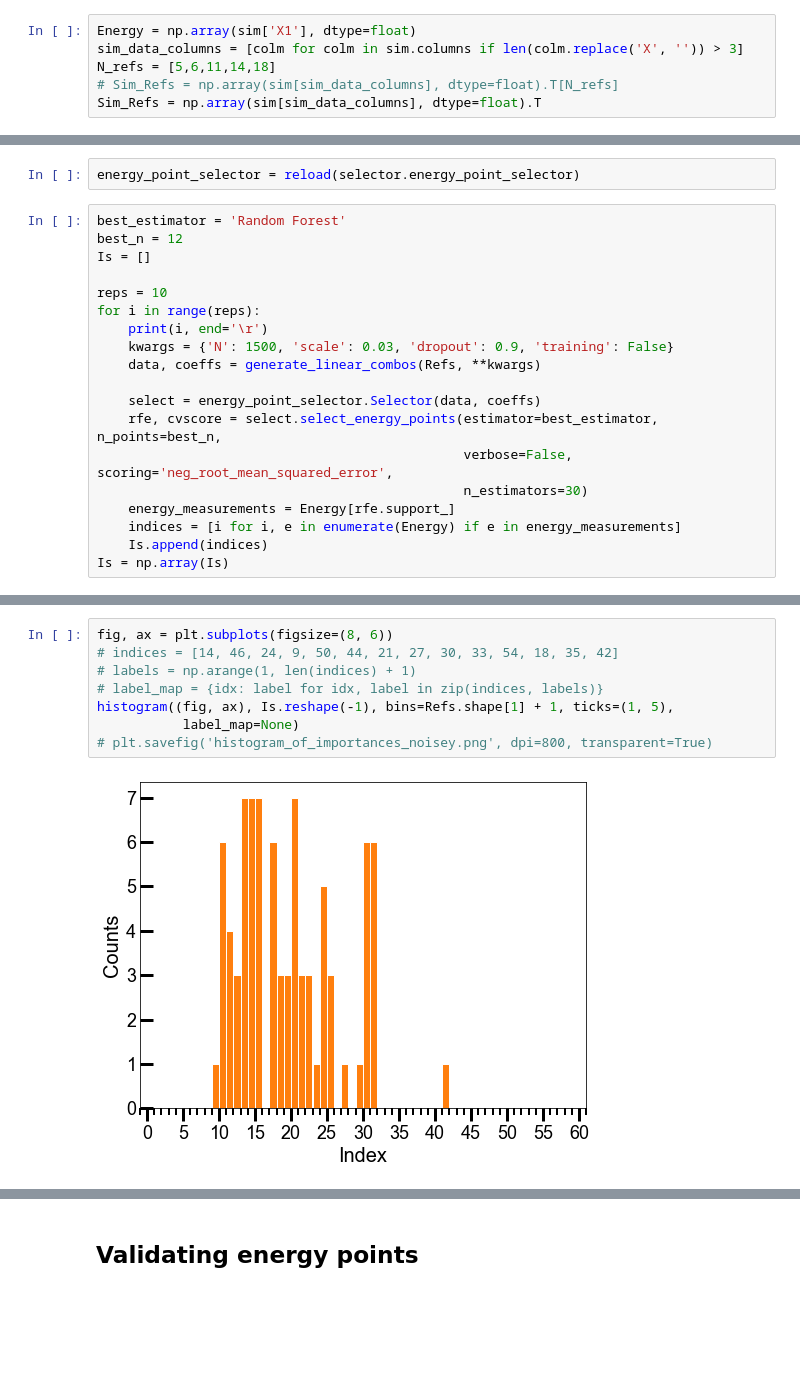
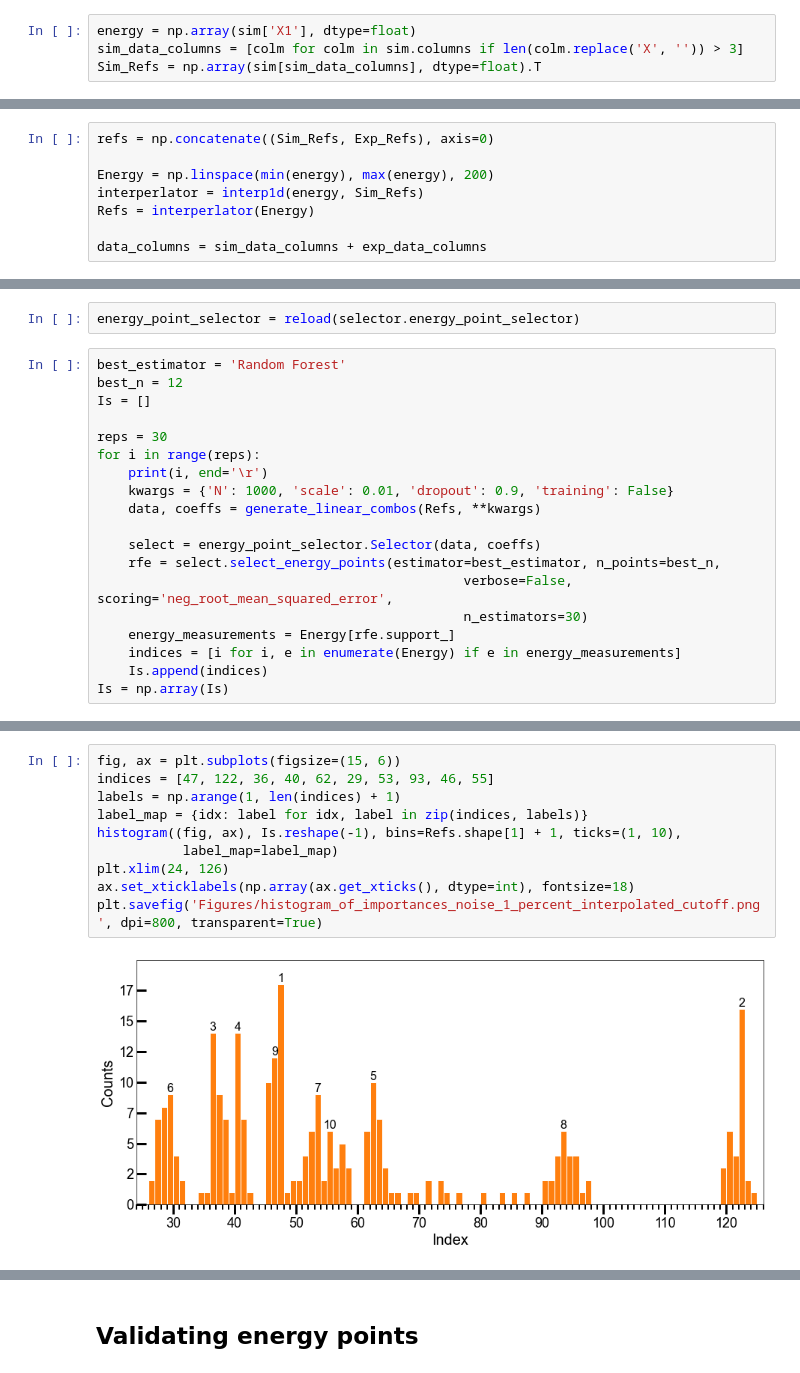
Before and after one commit to stetef/Energy-Point-Selection, a Jupyter notebook: Visualization.ipynb, the cells around one changed output, grey strips where cells are left out. Saved outputs shown, nothing was run; the diff lists cells and outputs as text; blank space fills up the shorter version.

```diff
--- a/Visualization.ipynb
+++ b/Visualization.ipynb
@@ -43,10 +45,8 @@ sim.head()
 | 4 | 11862.59000 | 0.044704452 | 11862.59000 | 0.016876546 | 11862.59000 | 0.024383445 | 11862.59000 | 0.031399651 | ... |
 5 rows × 42 columns
 # %%
-Energy = np.array(sim['X1'], dtype=float)
+energy = np.array(sim['X1'], dtype=float)
 sim_data_columns = [colm for colm in sim.columns if len(colm.replace('X', '')) > 3]
-N_refs = [5,6,11,14,18]
-# Sim_Refs = np.array(sim[sim_data_columns], dtype=float).T[N_refs]
 Sim_Refs = np.array(sim[sim_data_columns], dtype=float).T
 # %%
 exp_data_columns = [colm for colm in exp.columns if len(colm.replace('X', '')) > 3]
@@ -59,3 +54,11 @@ data_columns = sim_data_columns + exp_data_columns
+# %%
+refs = np.concatenate((Sim_Refs, Exp_Refs), axis=0)
+
+Energy = np.linspace(min(energy), max(energy), 200)
+interperlator = interp1d(energy, Sim_Refs)
+Refs = interperlator(Energy)
+
+data_columns = sim_data_columns + exp_data_columns
 # %% [markdown]
 Visualize reference spectra
 # %%
@@ -202,14 +205,14 @@ best_estimator = 'Random Forest'
 best_n = 12
 Is = []
 
-reps = 10
+reps = 30
 for i in range(reps):
     print(i, end='\r')
-    kwargs = {'N': 1500, 'scale': 0.03, 'dropout': 0.9, 'training': False}
+    kwargs = {'N': 1000, 'scale': 0.01, 'dropout': 0.9, 'training': False}
     data, coeffs = generate_linear_combos(Refs, **kwargs)
 
     select = energy_point_selector.Selector(data, coeffs)
-    rfe, cvscore = select.select_energy_points(estimator=best_estimator, n_points=best_n,
+    rfe = select.select_energy_points(estimator=best_estimator, n_points=best_n,
                                                verbose=False, scoring='neg_root_mean_squared_error',
                                                n_estimators=30)
     energy_measurements = Energy[rfe.support_]
@@ -219,11 +244,13 @@ Is = np.array(Is)
 # %%
-fig, ax = plt.subplots(figsize=(8, 6))
-# indices = [14, 46, 24, 9, 50, 44, 21, 27, 30, 33, 54, 18, 35, 42]
-# labels = np.arange(1, len(indices) + 1)
-# label_map = {idx: label for idx, label in zip(indices, labels)}
-histogram((fig, ax), Is.reshape(-1), bins=Refs.shape[1] + 1, ticks=(1, 5),
-           label_map=None)
-# plt.savefig('histogram_of_importances_noisey.png', dpi=800, transparent=True)
+fig, ax = plt.subplots(figsize=(15, 6))
+indices = [47, 122, 36, 40, 62, 29, 53, 93, 46, 55]
+labels = np.arange(1, len(indices) + 1)
+label_map = {idx: label for idx, label in zip(indices, labels)}
+histogram((fig, ax), Is.reshape(-1), bins=Refs.shape[1] + 1, ticks=(1, 10),
+           label_map=label_map)
+plt.xlim(24, 126)
+ax.set_xticklabels(np.array(ax.get_xticks(), dtype=int), fontsize=18)
+plt.savefig('Figures/histogram_of_importances_noise_1_percent_interpolated_cutoff.png', dpi=800, transparent=True)
 # %% [output]
-[figure, old version]
+[figure, new version]
 # %% [markdown]
```
Also changed, not shown: parts of 28 cells of this notebook, 10 other files.
